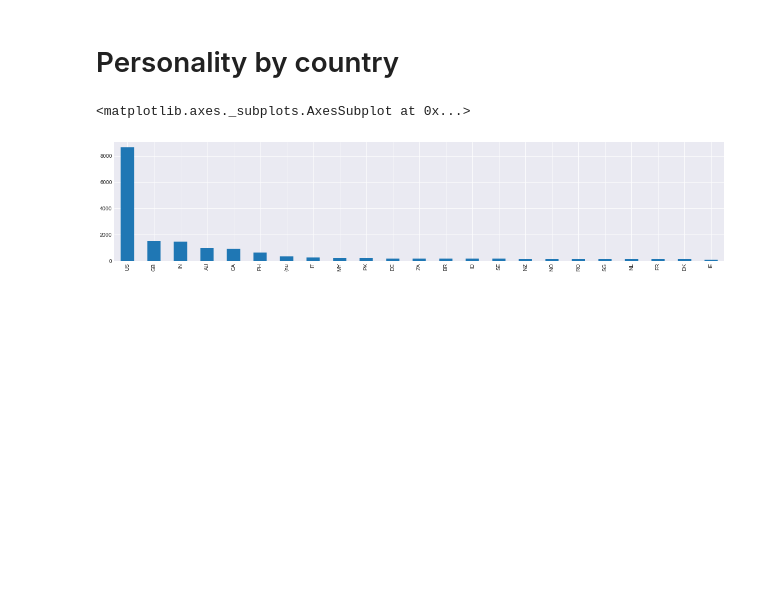
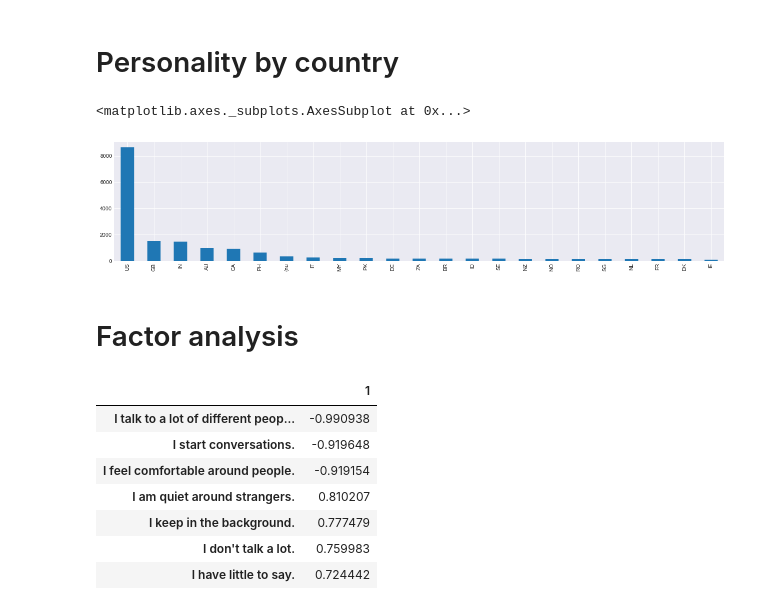
Before and after one commit to vincefav/big-five-age-and-gender, a Jupyter notebook: Big five - Age and gender.ipynb, the cells around one changed output. Saved outputs shown, nothing was run; the diff lists cells and outputs as text; code cells hidden in the pictures; blank space fills up the shorter version.

Commit message:
feat: Add factor analysis

```diff
--- a/Big five - Age and gender.ipynb
+++ b/Big five - Age and gender.ipynb
@@ -242,0 +276,37 @@ countries[countries > 99].plot.bar(figsize=(20,4), grid=True)
+# %% [markdown]
+# Factor analysis
+# %%
+data = data.drop(['age', 'gender', 'country', 'Conscientiousness',
+                  'Agreeableness', 'Neuroticism', 'Openness', 'Extraversion'], axis=1)
+# %%
+from sklearn.decomposition import FactorAnalysis
+
+def get_factor(remaining=data.columns, threshold=0.65):
+
+    fa = FactorAnalysis(n_components=1, random_state=200).fit(data[remaining])
+
+    factor = pd.DataFrame(fa.components_, columns=data[remaining].columns).T
+
+    factor.columns = [i+1 for i in factor.columns]
+    factor['absol'] = abs(factor[1])
+
+    remaining = factor[np.abs(factor[1]) < threshold].index
+    factor = factor[factor.absol >= threshold]
+
+    factor = pd.DataFrame(factor.sort_values('absol', ascending=False)[1])
+
+    return factor, remaining
+
+factor, remaining = get_factor(threshold=.72)
+
+# Extraversion
+factor
+# %% [output]
+|  | 1 |
+| I talk to a lot of different peop... | -0.990938 |
+| I start conversations. | -0.919648 |
+| I feel comfortable around people. | -0.919154 |
+| I am quiet around strangers. | 0.810207 |
+| I keep in the background. | 0.777479 |
+| I don't talk a lot. | 0.759983 |
+| I have little to say. | 0.724442 |
```
Also changed, not shown: parts of 13 cells of this notebook.
